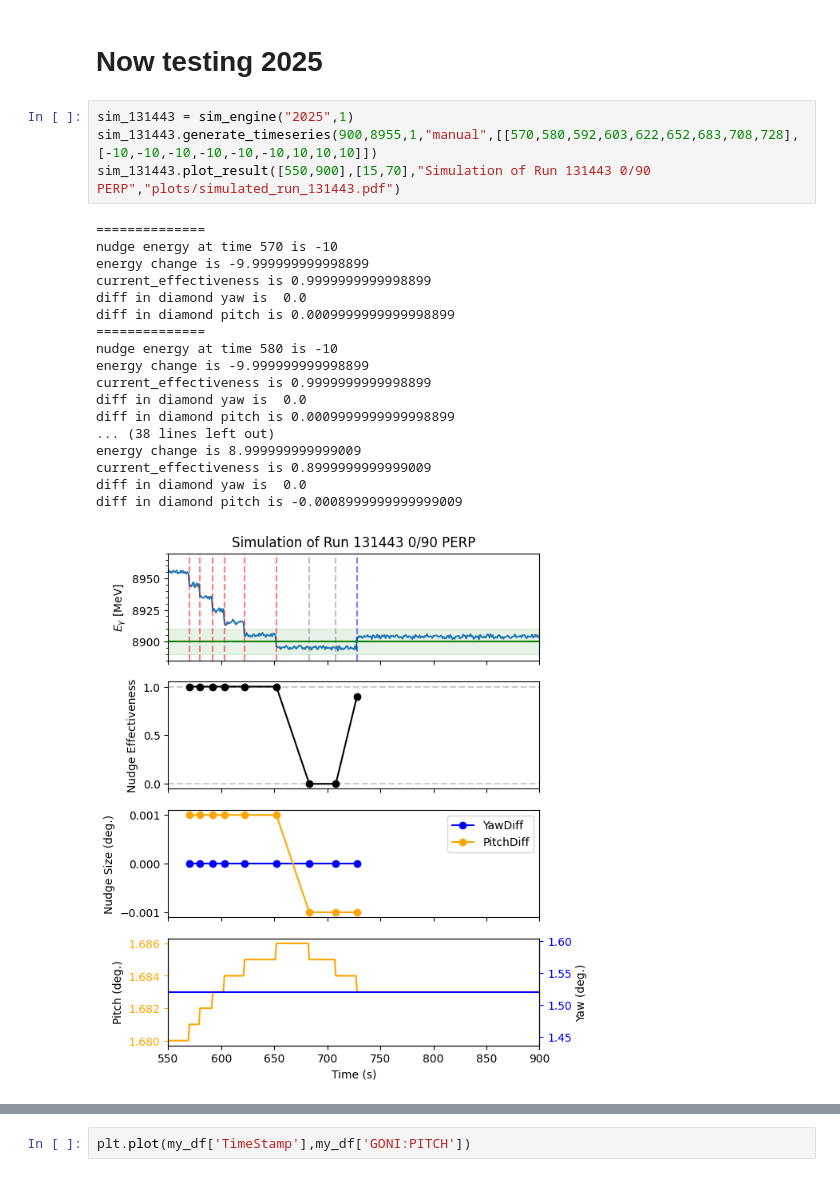
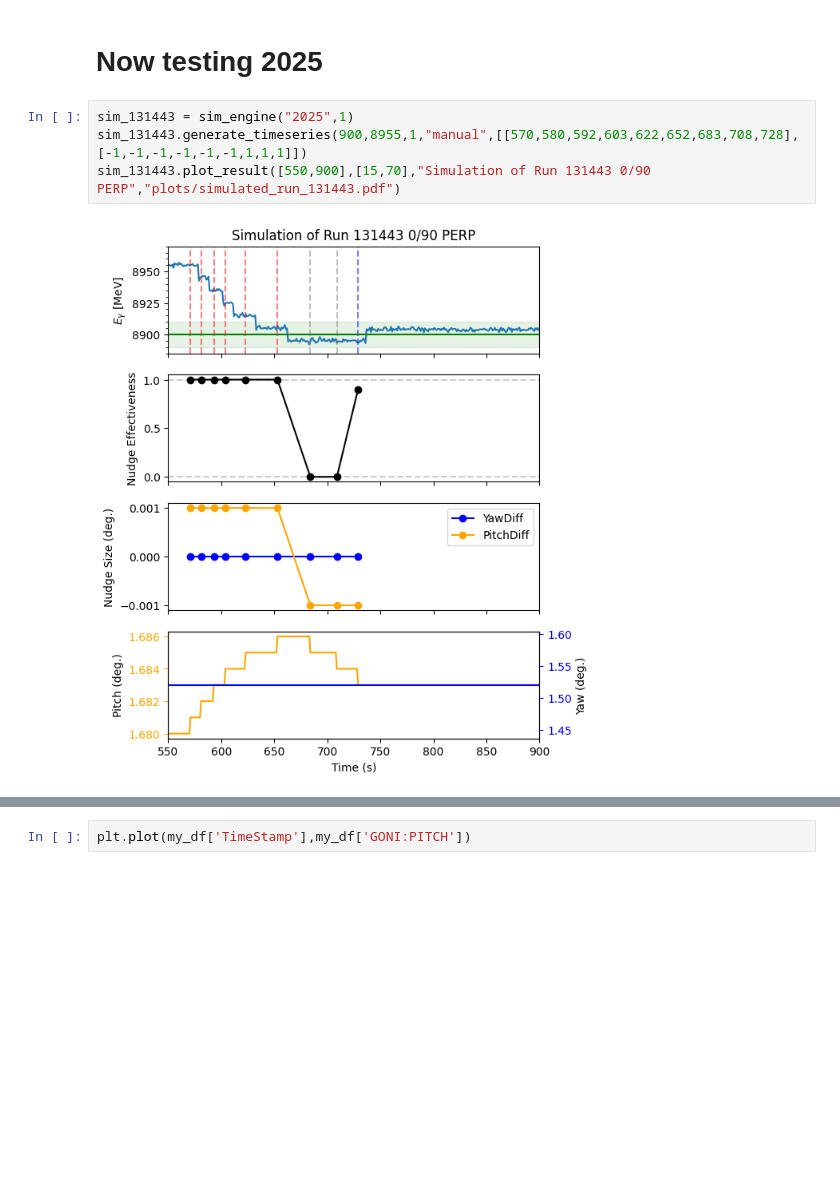
Before and after one commit to JeffersonLab/AIOP-Photon, a Jupyter notebook: simple_simulation/simple_sim.ipynb, the cells around one changed output, grey strips where cells are left out. Drawn from its saved outputs; the diff is of its cells as text; blank space fills up the shorter version.

```diff
--- a/simple_simulation/simple_sim.ipynb
+++ b/simple_simulation/simple_sim.ipynb
@@ -929,27 +920,10 @@ diff in diamond pitch is 0.0
 # Now testing 2025
 # %%
 sim_131443 = sim_engine("2025",1)
-sim_131443.generate_timeseries(900,8955,1,"manual",[[570,580,592,603,622,652,683,708,728],[-10,-10,-10,-10,-10,-10,10,10,10]])
+sim_131443.generate_timeseries(900,8955,1,"manual",[[570,580,592,603,622,652,683,708,728],[-1,-1,-1,-1,-1,-1,1,1,1]])
 sim_131443.plot_result([550,900],[15,70],"Simulation of Run 131443 0/90 PERP","plots/simulated_run_131443.pdf")
 # %% [output]
-==============
-nudge energy at time 570 is -10
-energy change is -9.999999999998899
-current_effectiveness is 0.9999999999998899
-diff in diamond yaw is  0.0
-diff in diamond pitch is 0.0009999999999998899
-==============
-nudge energy at time 580 is -10
-energy change is -9.999999999998899
-current_effectiveness is 0.9999999999998899
-diff in diamond yaw is  0.0
-diff in diamond pitch is 0.0009999999999998899
-... (38 lines left out)
-energy change is 8.999999999999009
-current_effectiveness is 0.8999999999999009
-diff in diamond yaw is  0.0
-diff in diamond pitch is -0.0008999999999999009
-[figure, old version]
+[figure, new version]
 # %%
 # generate this run with a linear drift after the final nudge
 sim_131443_hypothetical = sim_engine("2025",1)
```
Also changed, not shown: parts of 12 cells of this notebook.
